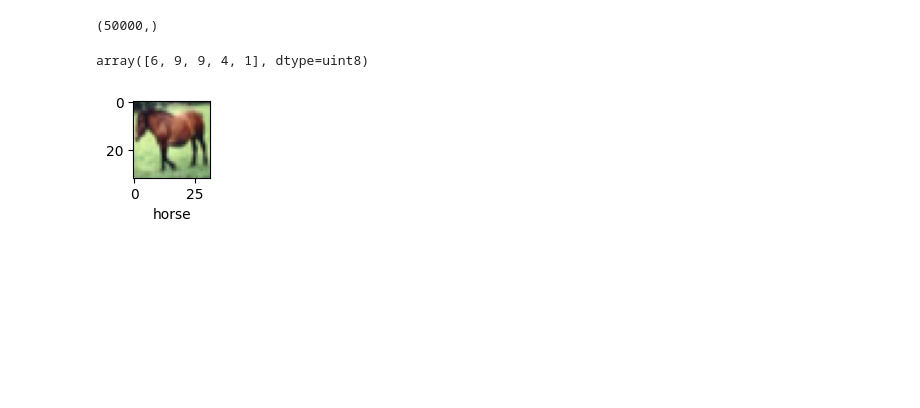
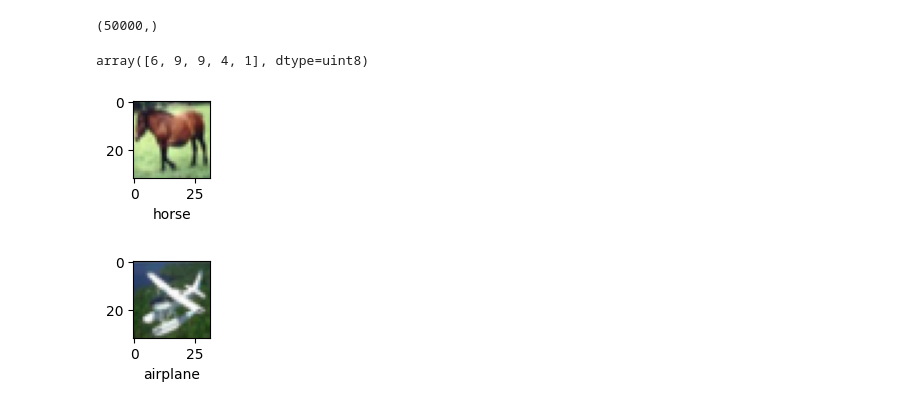
Before and after one commit to NishanD21/Image-classification-using-CNN-CIFAR10-dataset, a Jupyter notebook: image_classification.ipynb, the cells around one changed output. Cells and saved outputs as stored; diff of their text form; code cells hidden in the pictures; blank space fills up the shorter version.

```diff
--- a/image_classification.ipynb
+++ b/image_classification.ipynb
@@ -58,3 +56,7 @@ def plot_image(x,y,index):
 plot_image(x_train,y_train,7)
 # %% [output]
 [figure]
+# %%
+plot_image(x_train,y_train,2345)
+# %% [output]
+[figure, added]
```
Also changed, not shown: parts of 21 cells of this notebook.
